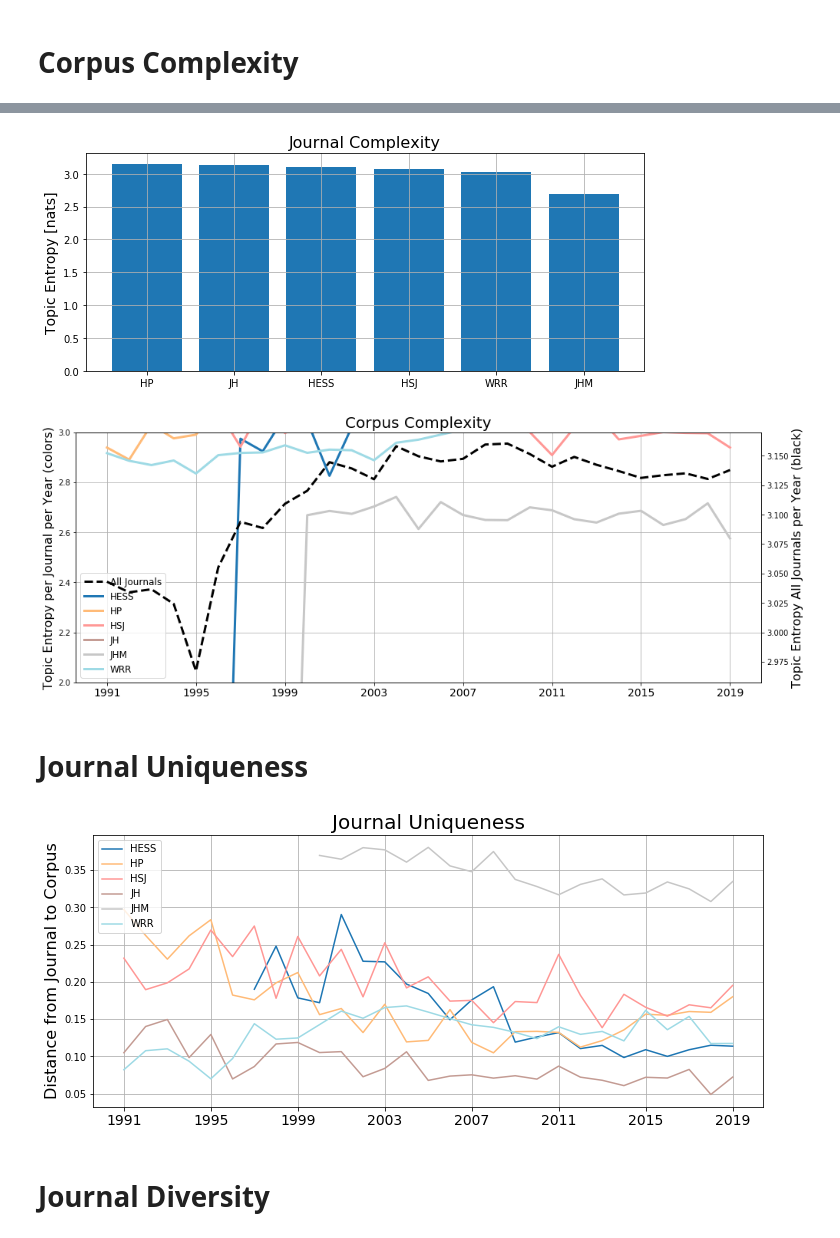
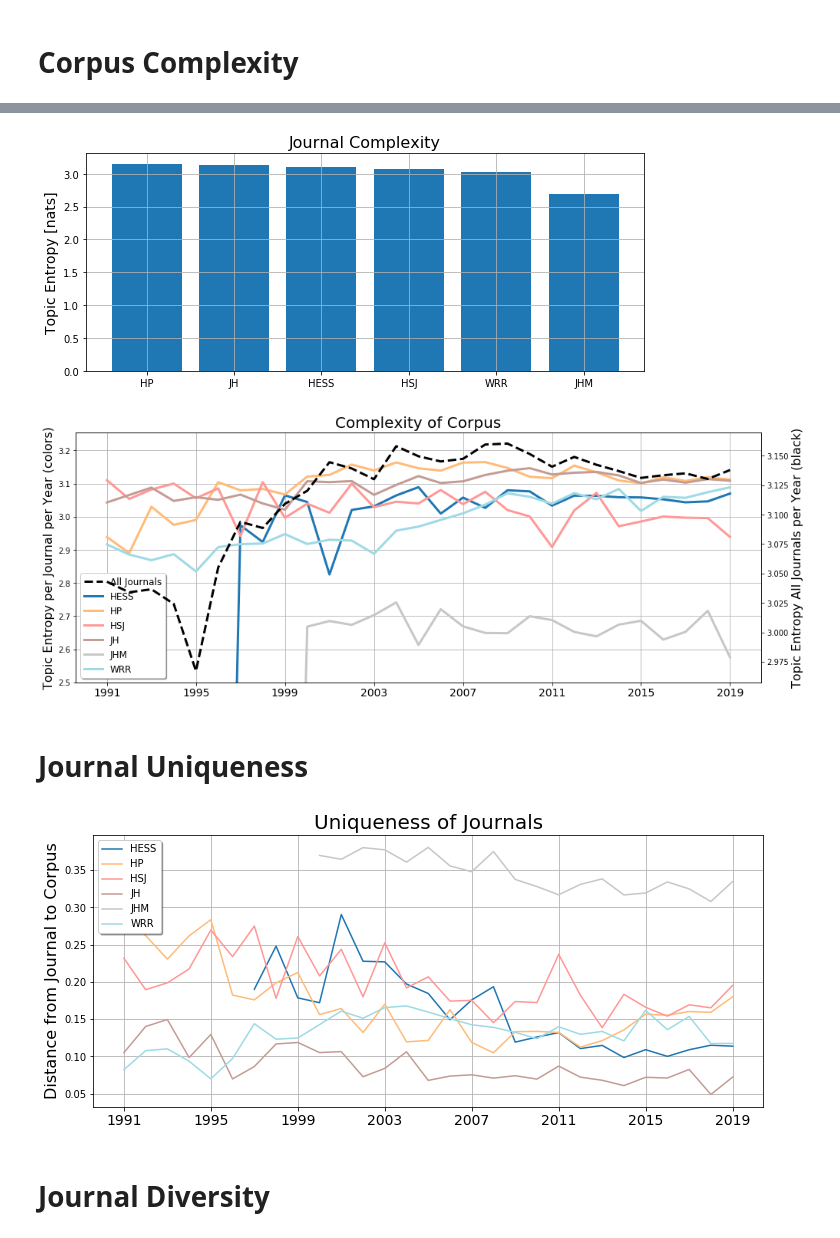
Before and after one commit to mashrekur/topic_modeling_hydrology, a Jupyter notebook: 6_journal_analysis.ipynb, the cells around one changed output, grey strips where cells are left out. Saved outputs shown, nothing was run; the diff lists cells and outputs as text; code cells hidden in the pictures.

```diff
--- a/6_journal_analysis.ipynb
+++ b/6_journal_analysis.ipynb
@@ -107,10 +107,13 @@ for j, journal in enumerate(journals):
 # %%
+# eqn. 4
 # calculate total entropy per journal
 journal_entropy = np.full(len(journals), np.nan)
 journal_topic_popularity = np.full([len(journals), nTopics], np.nan)
 for j, journal in enumerate(journals):
     jidx = np.where(corpus_df.Journal == journal)[0]
-    journal_topic_popularity[j,:] = np.sum(topic_distributions[jidx,:], axis=0) / np.sum(topic_distributions[jidx,:])
+    a = np.sum(topic_distributions[jidx,:], axis=0)
+    b = np.sum(topic_distributions[jidx,:])
+    journal_topic_popularity[j,:] = a/b
     journal_entropy[j] = calc_entropy(journal_topic_popularity[j,:])
 # %%
 # plot total entropy per journal
@@ -206,7 +209,7 @@ plt.title(f'Journal Complexity', fontsize=16)
 plt.grid()
 plt.savefig('figures/journal_entropy.png')
 # %% [output]
-[figure, old version]
+[figure, new version]
 # %%
 # calculate entropy of whole corpus
 corpus_entropy = np.full(len(years), np.nan)
@@ -238,37 +241,37 @@ ax.set_prop_cycle('color', colors)
 
 # Plot full corpus count by year
 ax2 = ax.twinx()  # instantiate a second axes that shares the same x-axis
 lines = ax2.plot(years, corpus_entropy,
                  'k--',
                  label=f'All Journals',
                  linewidth = 3)
 
 # Plot each journal individually
 for j, journal in enumerate(journals):
     linej = ax.plot(years, journal_year_entropy[j,:],
                        linewidth = 3,
                        label=f'{journal}')
     lines = lines+linej
 
 # Axis labels
-ax.set_title(f'Corpus Complexity', fontsize=20)
+ax.set_title(f'Complexity of Corpus', fontsize=20)
 ax.set_ylabel('Topic Entropy per Journal per Year (colors)', fontsize=16)
 ax2.set_ylabel('Topic Entropy All Journals per Year (black)', fontsize=16)
 ax.set_xticks(years[np.floor(np.linspace(0,len(years)-1,8)).astype(int)])
 ax.set_xticklabels(years[np.floor(np.linspace(0,len(years)-1,8)).astype(int)], fontsize=14)
-ax.set_ylim([2,3])
+ax.set_ylim([2.5,3.255])
 
 # Legend
 labs = [l.get_label() for l in lines]
-ax.legend(lines, labs, fontsize=12)
+ax.legend(lines, labs, fontsize=12, shadow=True, loc=3)
 
 # Aesthetics
 ax.grid()
 
 # Save figure
 plt.savefig('figures/corpus_entropy.png')
 # %% [output]
-[figure, old version]
+[figure, new version]
 # %% [markdown]
 # Journal Uniqueness
 # %%
@@ -304,8 +307,8 @@ ax.set_prop_cycle('color', colors)
 ax.plot(years, plotdata)
 
 # aesthetics
-ax.legend(journals)
-ax.set_title(f'Journal Uniqueness', fontsize=20)
+ax.legend(journals, shadow=True)
+ax.set_title(f'Uniqueness of Journals', fontsize=20)
 ax.set_ylabel('Distance from Journal to Corpus', fontsize=16)
 ax.set_xticks(years[np.floor(np.linspace(0,len(years)-1,8)).astype(int)])
 ax.set_xticklabels(years[np.floor(np.linspace(0,len(years)-1,8)).astype(int)], fontsize=14)
@@ -314,7 +317,7 @@ plt.grid()
 # Save figure
 plt.savefig('figures/journal_uniqueness.png')
 # %% [output]
-[figure, old version]
+[figure, new version]
 # %% [markdown]
 # Journal Diversity
 # %%
```
Also changed, not shown: parts of 8 cells of this notebook, 8 other files.
